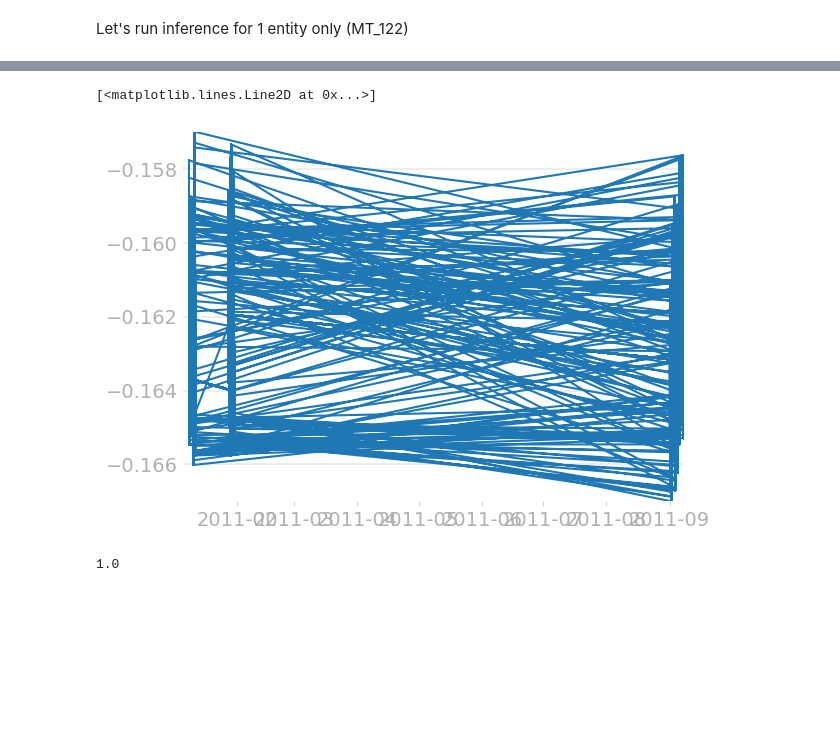
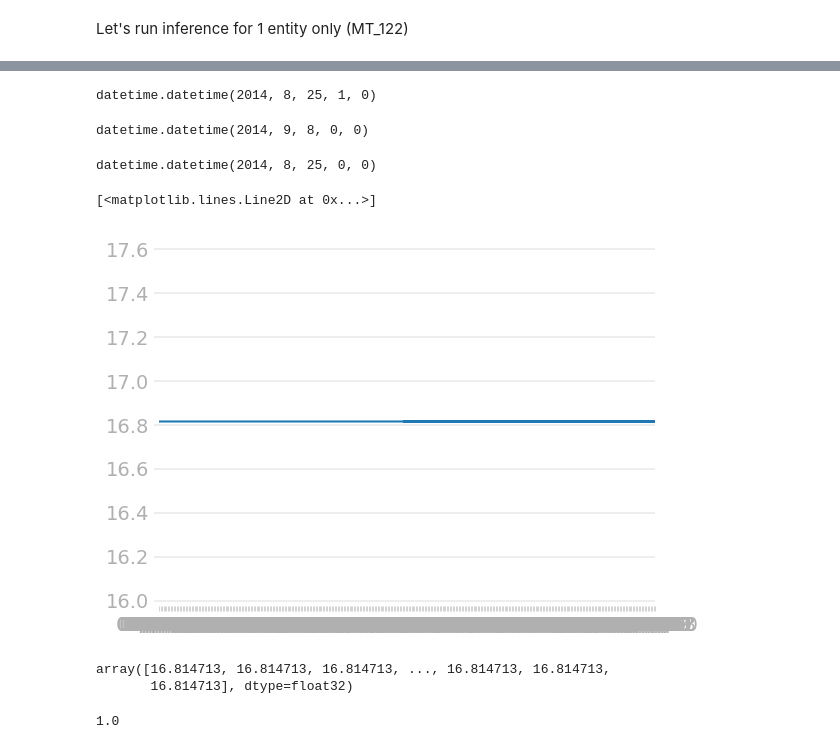
Before and after one commit to aaarrti/temporal_fusion_transformer, a Jupyter notebook: notebooks/inference_electricity.ipynb, the cells around one changed output, grey strips where cells are left out. Cells and saved outputs as stored; diff of their text form; code cells hidden in the pictures; blank space fills up the shorter version.

```diff
--- a/notebooks/inference_electricity.ipynb
+++ b/notebooks/inference_electricity.ipynb
@@ -93,5 +155,8 @@ y_batch.shape, y_predicted.shape
 # %%
 y_past = y_batch[:, :168]
+
+y_past = preprocessor["target"][entity].inverse_transform(y_past.reshape(-1, 1))[..., 0]
+
 y_future = y_batch[:, 168:]
 
 x_past = x_batch[:, :168]
@@ -115,0 +172,11 @@ timestamps = [
+# %%
+month = x_past[..., 1].reshape(-1).astype(np.int32)
+month = preprocessor["categorical"]["month"].inverse_transform(month)
+day = x_past[..., 2].reshape(-1).astype(np.int32)
+day = preprocessor["categorical"]["day"].inverse_transform(day)
+hour = x_past[..., 3].reshape(-1).astype(np.int32)
+hour = preprocessor["categorical"]["hour"].inverse_transform(hour)
+# %%
+year = x_past[..., 0].reshape(-1, 1)
+year = preprocessor["real"][entity].inverse_transform(year)
+year
@@ -116,19 +191,40 @@ timestamps = [
+# %%
+timestamps = [
+    datetime(year=int(y), month=int(m), day=int(d), hour=int(h))
+    for y, m, d, h in zip(year.reshape(-1), month, day, hour)
+]
+timestamps[1]
+# %% [output]
+datetime.datetime(2014, 8, 25, 1, 0)
+# %%
+max(timestamps)
+# %% [output]
+datetime.datetime(2014, 9, 8, 0, 0)
+# %%
+min(timestamps)
+# %% [output]
+datetime.datetime(2014, 8, 25, 0, 0)
 # %%
-# plt.gca().xaxis.set_major_formatter(mdates.DateFormatter('%M/%d/%H'))
-# plt.gca().xaxis.set_major_locator(mdates.DayLocator(interval=1))
+plt.gca().xaxis.set_major_formatter(mdates.DateFormatter("%M/%d/%H"))
+plt.gca().xaxis.set_major_locator(mdates.HourLocator(interval=1))
 # TODO: how tf can we reconstruct the timestamp?
 
-plt.plot(timestamps, y_past.reshape(-1))
+plt.plot(timestamps, y_past)
 # plt.plot(range(168, 192), y_future[0])
 # plt.plot(range(168, 192), y_predicted[0,:,0])
 # plt.plot(range(168, 192), y_predicted[0,:,1])
 # plt.plot(range(168, 192), y_predicted[0,:,2])
 # plt.gcf().autofmt_xdate()
 
 # plt.legend(["past", "future", "q=0.1", "q=0.5", "q=0.9"])
 # %% [output]
 [<matplotlib.lines.Line2D at 0x...>]
-[figure, old version]
+[figure, new version]
+# %%
+y_past
+# %% [output]
+array([16.814713, 16.814713, 16.814713, ..., 16.814713, 16.814713,
+       16.814713], dtype=float32)
 # %%
 x_past[..., 2].mean()
 # %% [output]
```
Also changed, not shown: parts of 17 cells of this notebook, 34 other files.
